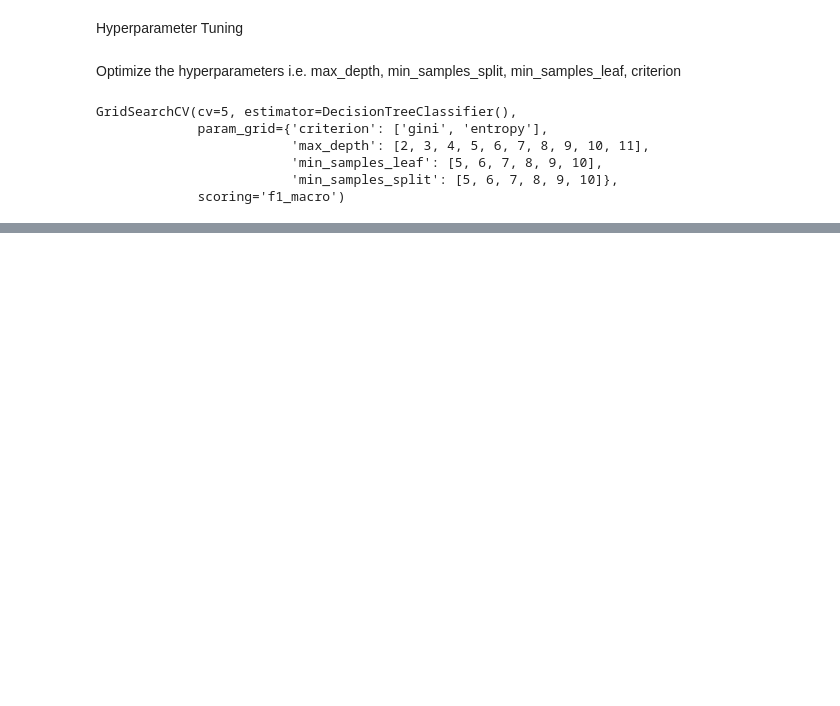
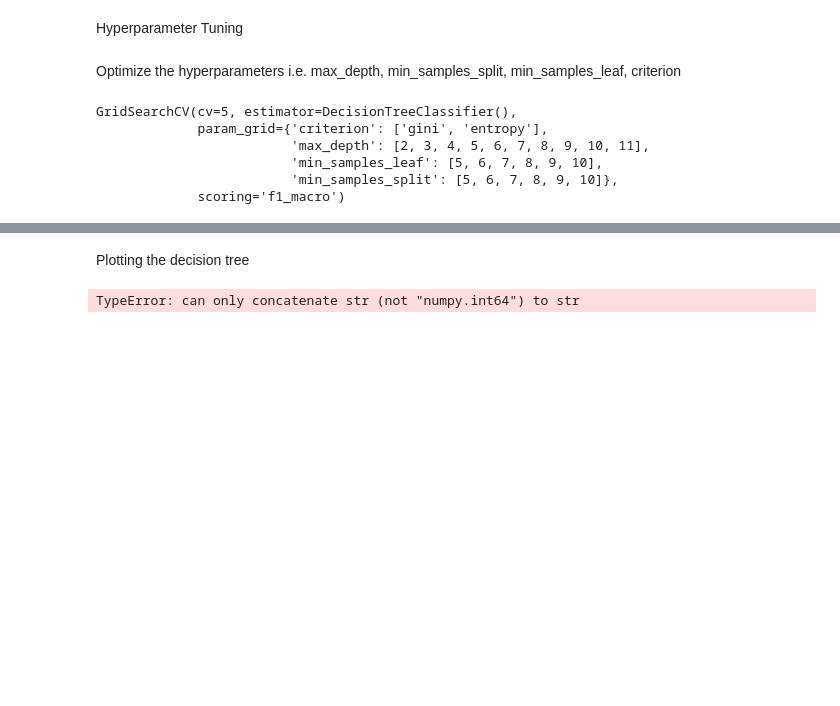
Before and after one commit to sononesupriya1993/Machhine_learning, a Jupyter notebook: Mobile Price Classification/mpc.ipynb, the cells around one changed output, grey strips where cells are left out. Drawn from its saved outputs; the diff is of its cells as text; code cells hidden in the pictures; blank space fills up the shorter version.

```diff
--- a/Mobile Price Classification/mpc.ipynb
+++ b/Mobile Price Classification/mpc.ipynb
@@ -228,0 +309,12 @@ GridSearchCV(cv=5, estimator=DecisionTreeClassifier(),
+# %% [markdown]
+Plotting the decision tree
+# %%
+import matplotlib.pyplot as plt
+from sklearn.tree import plot_tree
+#class_names_str = [str(class_name) for class_name in best_dtc.classes_]
+plt.figure(figsize=(12, 6))
+plot_tree(best_dtc, filled=True, feature_names=xtrain.columns, class_names=best_dtc.classes_)
+plt.show()
+# %% [output]
+TypeError: can only concatenate str (not "numpy.int64") to str
+[figure, added]
```
Also changed, not shown: parts of 15 cells of this notebook, 3 other files.
